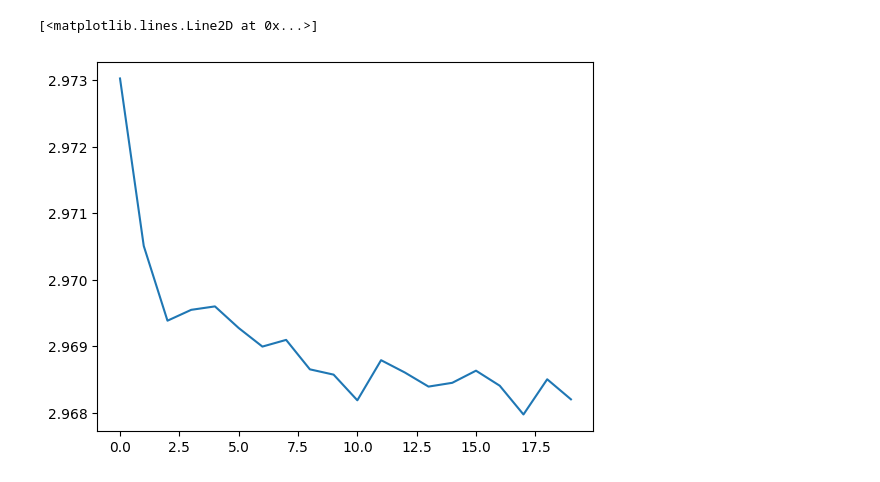
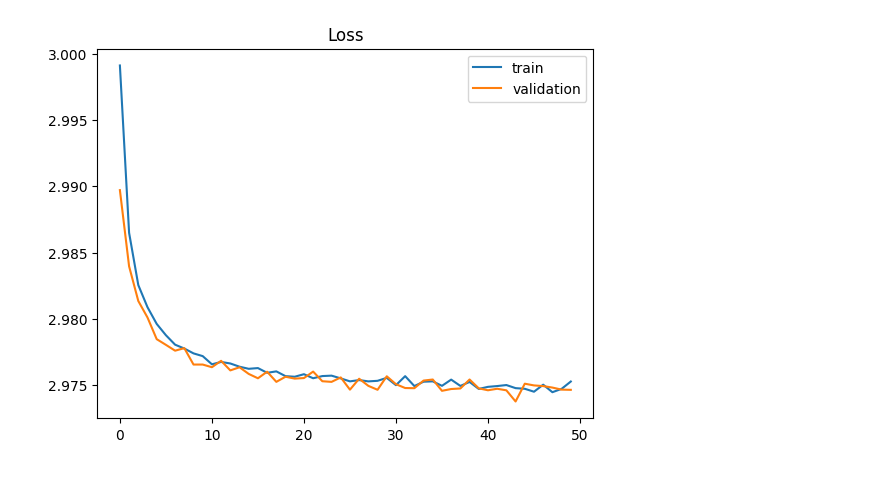
Before and after one commit to rik1599/recsys4good, a Jupyter notebook: train.ipynb, the cells around one changed output. Drawn from its saved outputs; the diff is of its cells as text; code cells hidden in the pictures.

Commit message:
Enhance training function to support validation dataset and return validation loss history

```diff
--- a/train.ipynb
+++ b/train.ipynb
@@ -5,3 +5,6 @@ from tqdm.auto import tqdm
 tqdm.pandas()
 # %%
 train_df: pd.DataFrame = pd.read_pickle('out/train.pkl')
+test_df: pd.DataFrame = pd.read_pickle('out/test.pkl')
+
+test_df
@@ -42,14 +59,19 @@ model = GRU4Rec(n_items=len(missions), hidden_size=16, n_layers=2)
 
 pad_token = max(m['ID'] for m in missions) + 1
 dataset = SequentialRecommendations(train_df, pad_value=pad_token)
-model, loss = train(model, dataset, n_epochs=20, reg_lambda=0.01)
+validation = SequentialRecommendations(test_df, pad_value=pad_token)
+model, train_loss, validation_loss = train(model, dataset, validation, n_epochs=50, reg_lambda=0.01, lr=0.001)
 
 os.makedirs('models', exist_ok=True)
 torch.save(model, 'models/gru4rec.pth')
 # %%
 from matplotlib import pyplot as plt
 
-plt.plot(loss)
+plt.title('Loss')
+plt.plot(train_loss, label='train')
+plt.plot(validation_loss, label='validation')
+plt.legend()
+
+plt.show()
 # %% [output]
-[<matplotlib.lines.Line2D at 0x...>]
-[figure, old version]
+[figure, new version]
```
Also changed, not shown: parts of 1 cell of this notebook, 1 other file.
